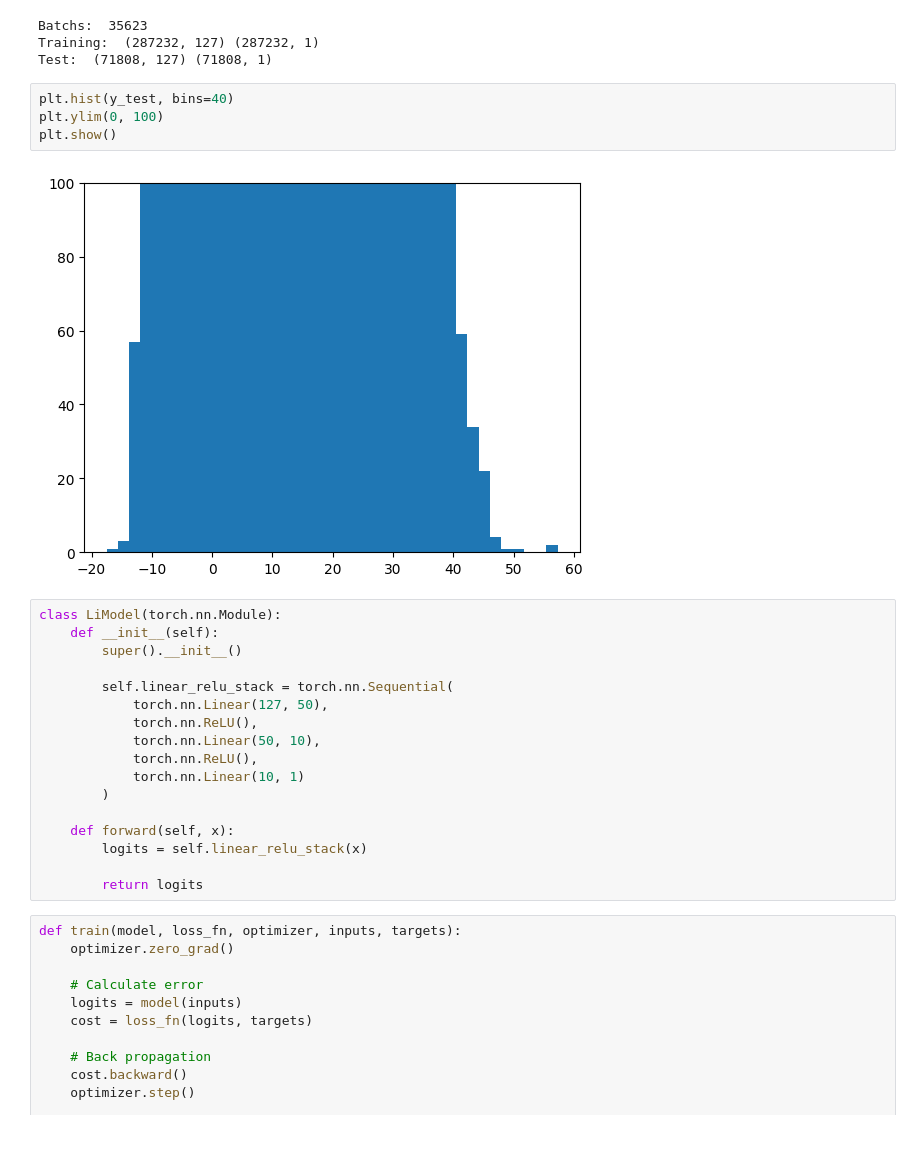
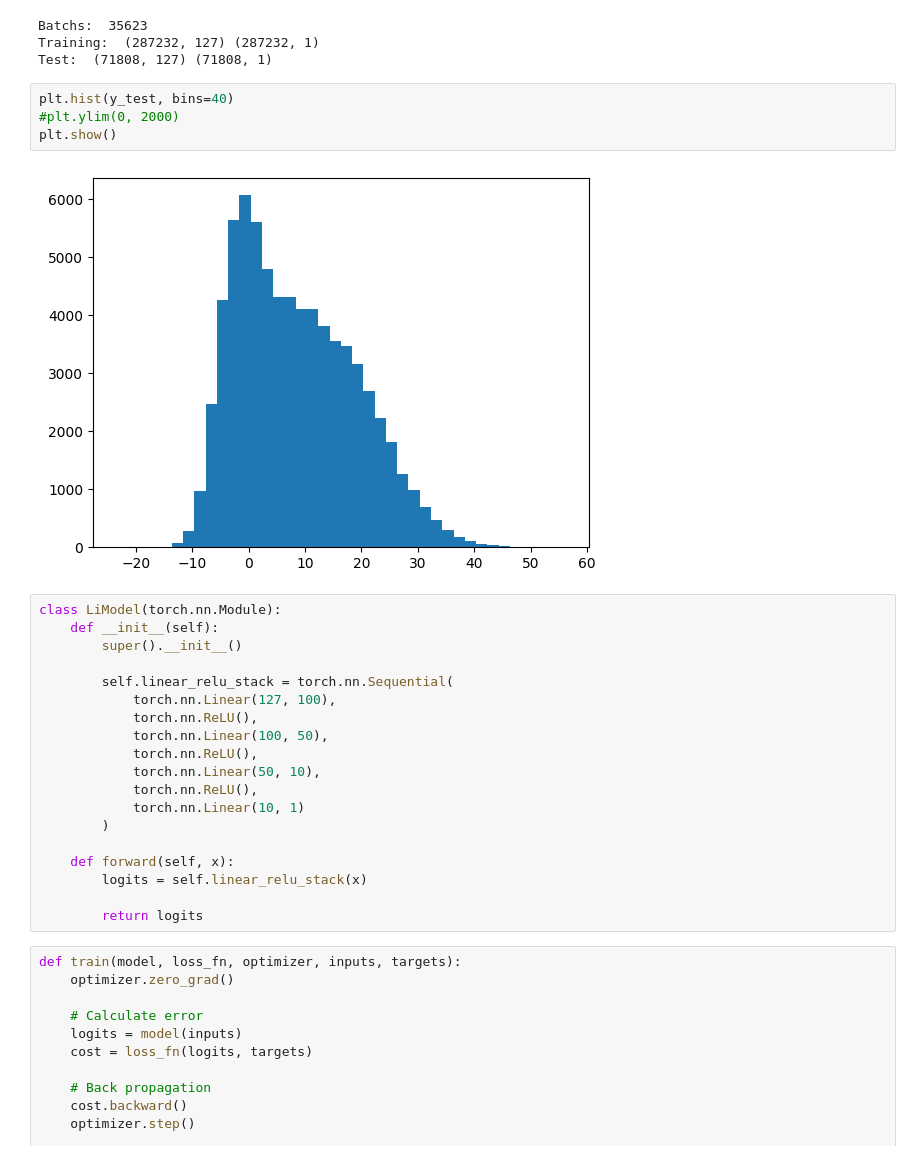
Before and after one commit to olievortex/olieigra, a Jupyter notebook: experiments/liftedindex_lr/20_NotebookPytorch_li.ipynb, the cells around one changed output. Saved outputs shown, nothing was run; the diff lists cells and outputs as text.

```diff
--- a/experiments/liftedindex_lr/20_NotebookPytorch_li.ipynb
+++ b/experiments/liftedindex_lr/20_NotebookPytorch_li.ipynb
@@ -43,17 +44,19 @@ Training:  (287232, 127) (287232, 1)
 Test:  (71808, 127) (71808, 1)
 # %%
 plt.hist(y_test, bins=40)
-plt.ylim(0, 100)
+#plt.ylim(0, 2000)
 plt.show()
 # %% [output]
-[figure, old version]
+[figure, new version]
 # %%
 class LiModel(torch.nn.Module):
     def __init__(self):
         super().__init__()
 
         self.linear_relu_stack = torch.nn.Sequential(
-            torch.nn.Linear(127, 50),
+            torch.nn.Linear(127, 100),
+            torch.nn.ReLU(),
+            torch.nn.Linear(100, 50),
             torch.nn.ReLU(),
             torch.nn.Linear(50, 10),
             torch.nn.ReLU(),
```
Also changed, not shown: parts of 4 cells of this notebook.
